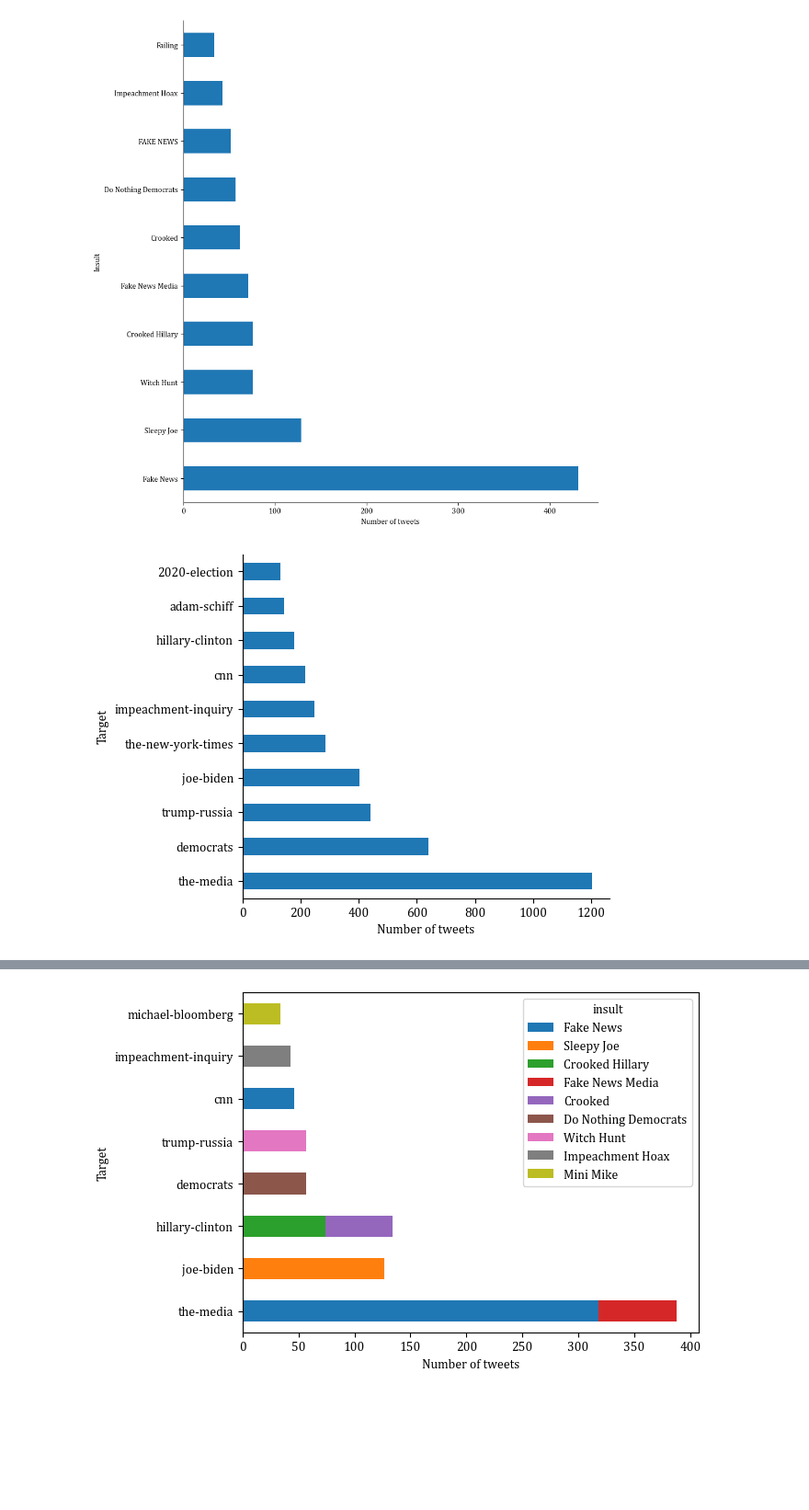
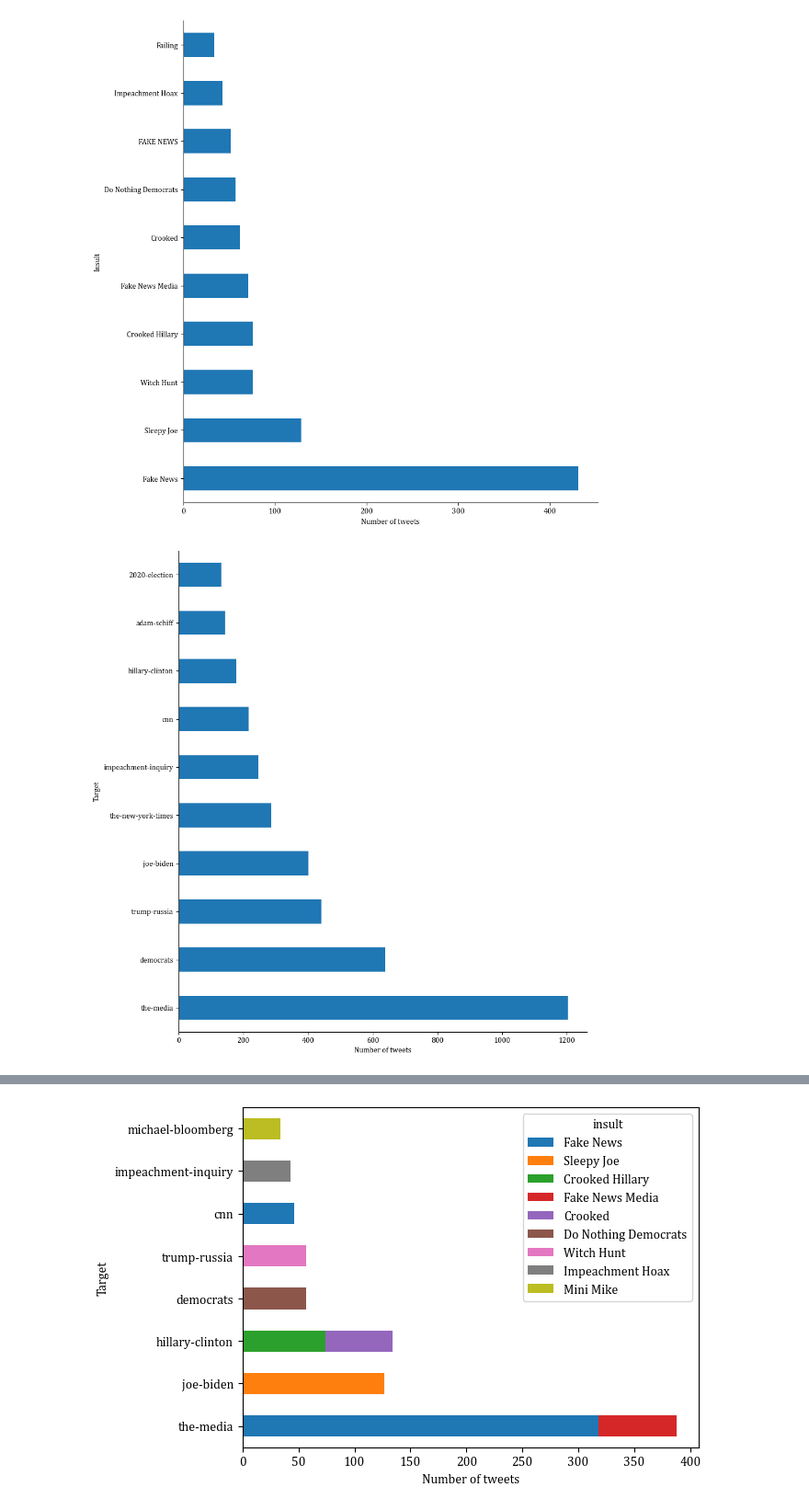
Before and after one commit to Htbibalan/PYTHON_COURSE_2024, a Jupyter notebook: notebooks/hel8048_project.ipynb, the cells around one changed output, grey strips where cells are left out. Shown at 92% size. Saved outputs shown, nothing was run; the diff lists cells and outputs as text; code cells hidden in the pictures; blank space fills up the shorter version.

```diff
--- a/notebooks/hel8048_project.ipynb
+++ b/notebooks/hel8048_project.ipynb
@@ -499,23 +506,23 @@ plt.show()
 # %%
 # in df_trump, get the number of each target
 targets = df_trump['target'].value_counts()
 targets
 
 # make a barplot of top 10 targets
-
+plt.figure(figsize=(10,10))
 ax = df_trump["target"].value_counts().head(10).plot(kind= "barh")
 
 ax.spines['top'].set_visible(False)
 ax.spines['right'].set_visible(False)
 
 plt.tight_layout(pad=3.0)
 plt.xlabel('Number of tweets')
 plt.ylabel('Target')
 plt.title('')
 plt.savefig(fig_folder + "top_10_targets.png")
 plt.show()
 # %% [output]
-[figure, old version]
+[figure, new version]
 # %%
 # find how many times insults containing the terms but not exactly "fake news" and their corresponding targets
 fake_news = df_trump[df_trump['insult'].str.contains('fake news', case=False)]
```
Also changed, not shown: parts of 6 cells of this notebook, 9 other files.
